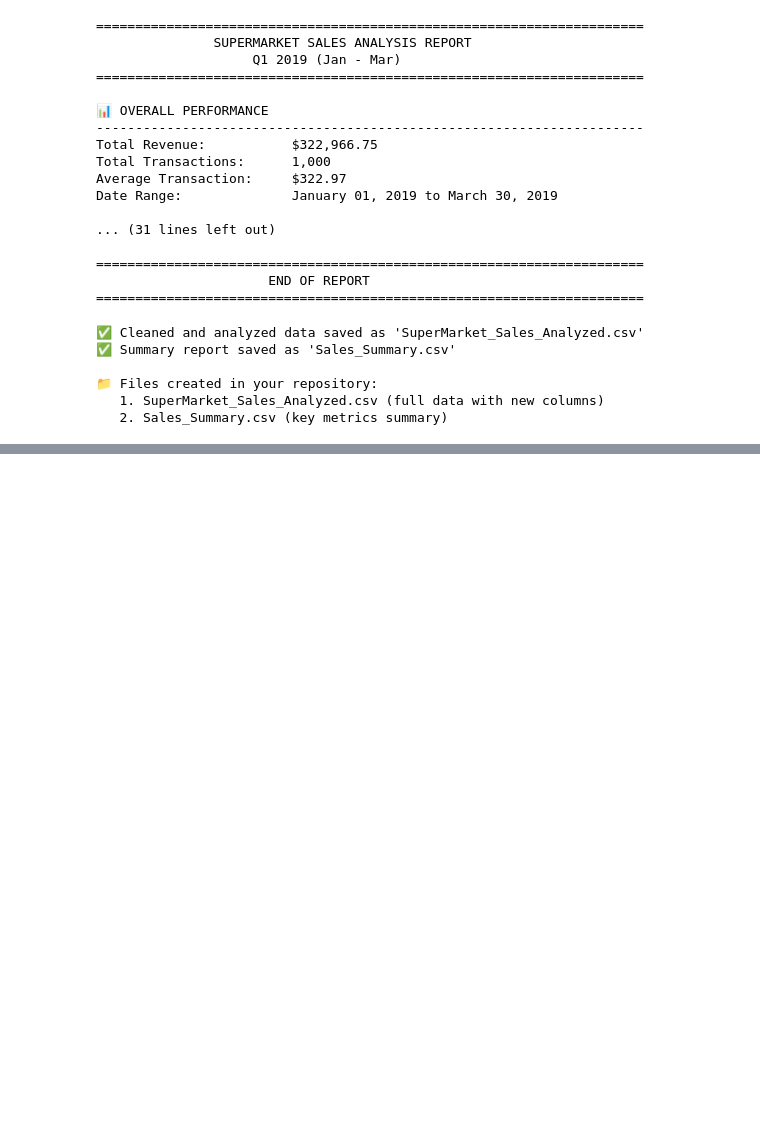
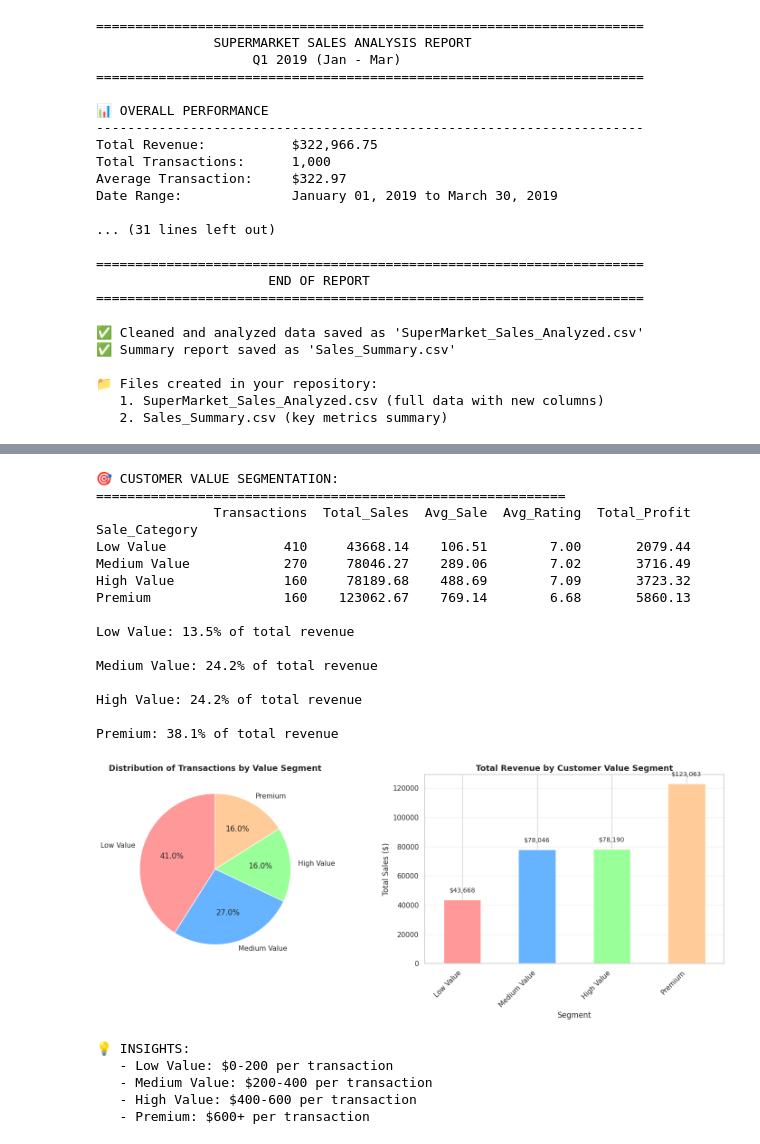
Before and after one commit to yusufehtesham29/sales-insights-python, a Jupyter notebook: sales_insights.ipynb, the cells around one changed output, grey strips where cells are left out. Saved outputs shown, nothing was run; the diff lists cells and outputs as text; code cells hidden in the pictures; blank space fills up the shorter version.

```diff
--- a/sales_insights.ipynb
+++ b/sales_insights.ipynb
@@ -707,0 +882,80 @@ print("   2. Sales_Summary.csv (key metrics summary)")
+# %%
+# Cell 25: Customer Segmentation - Who are your best customers?
+
+# Create customer value segments based on sales
+df['Sale_Category'] = pd.cut(df['Sales'],
+                              bins=[0, 200, 400, 600, 1100],
+                              labels=['Low Value', 'Medium Value', 'High Value', 'Premium'])
+
+# Analyze segments
+segment_analysis = df.groupby('Sale_Category').agg({
+    'Sales': ['count', 'sum', 'mean'],
+    'Rating': 'mean',
+    'gross income': 'sum'
+}).round(2)
+
+segment_analysis.columns = ['Transactions', 'Total_Sales', 'Avg_Sale', 'Avg_Rating', 'Total_Profit']
+
+print("\n🎯 CUSTOMER VALUE SEGMENTATION:")
+print("="*60)
+print(segment_analysis)
+
+# Calculate contribution
+total_sales = df['Sales'].sum()
+for segment in segment_analysis.index:
+    segment_sales = segment_analysis.loc[segment, 'Total_Sales']
+    percentage = (segment_sales / total_sales) * 100
+    print(f"\n{segment}: {percentage:.1f}% of total revenue")
+
+# Visualize segments
+fig, (ax1, ax2) = plt.subplots(1, 2, figsize=(15, 6))
+
+# Chart 1: Count of transactions per segment
+segment_counts = df['Sale_Category'].value_counts()
+colors = ['#ff9999', '#66b3ff', '#99ff99', '#ffcc99']
+ax1.pie(segment_counts, labels=segment_counts.index, autopct='%1.1f%%', startangle=90, colors=colors)
+ax1.set_title('Distribution of Transactions by Value Segment', fontsize=13, fontweight='bold')
+
+# Chart 2: Revenue per segment
+segment_revenue = df.groupby('Sale_Category')['Sales'].sum()
+segment_revenue.plot(kind='bar', ax=ax2, color=colors)
+ax2.set_title('Total Revenue by Customer Value Segment', fontsize=13, fontweight='bold')
+ax2.set_xlabel('Segment')
+ax2.set_ylabel('Total Sales ($)')
+ax2.set_xticklabels(ax2.get_xticklabels(), rotation=45, ha='right')
+ax2.grid(axis='y', alpha=0.3)
+
+for i, v in enumerate(segment_revenue):
+    ax2.text(i, v + 5000, f'${v:,.0f}', ha='center', fontsize=10)
+
+plt.tight_layout()
+plt.show()
+
+print("\n💡 INSIGHTS:")
+print("   - Low Value: $0-200 per transaction")
+print("   - Medium Value: $200-400 per transaction")
+print("   - High Value: $400-600 per transaction")
+print("   - Premium: $600+ per transaction")
+# %% [output]
+🎯 CUSTOMER VALUE SEGMENTATION:
+============================================================
+               Transactions  Total_Sales  Avg_Sale  Avg_Rating  Total_Profit
+Sale_Category
+Low Value               410     43668.14    106.51        7.00       2079.44
+Medium Value            270     78046.27    289.06        7.02       3716.49
+High Value              160     78189.68    488.69        7.09       3723.32
+Premium                 160    123062.67    769.14        6.68       5860.13
+
+Low Value: 13.5% of total revenue
+
+Medium Value: 24.2% of total revenue
+
+High Value: 24.2% of total revenue
+
+Premium: 38.1% of total revenue
+[figure, added]
+💡 INSIGHTS:
+   - Low Value: $0-200 per transaction
+   - Medium Value: $200-400 per transaction
+   - High Value: $400-600 per transaction
+   - Premium: $600+ per transaction
```
Also changed, not shown: parts of 8 cells of this notebook.
